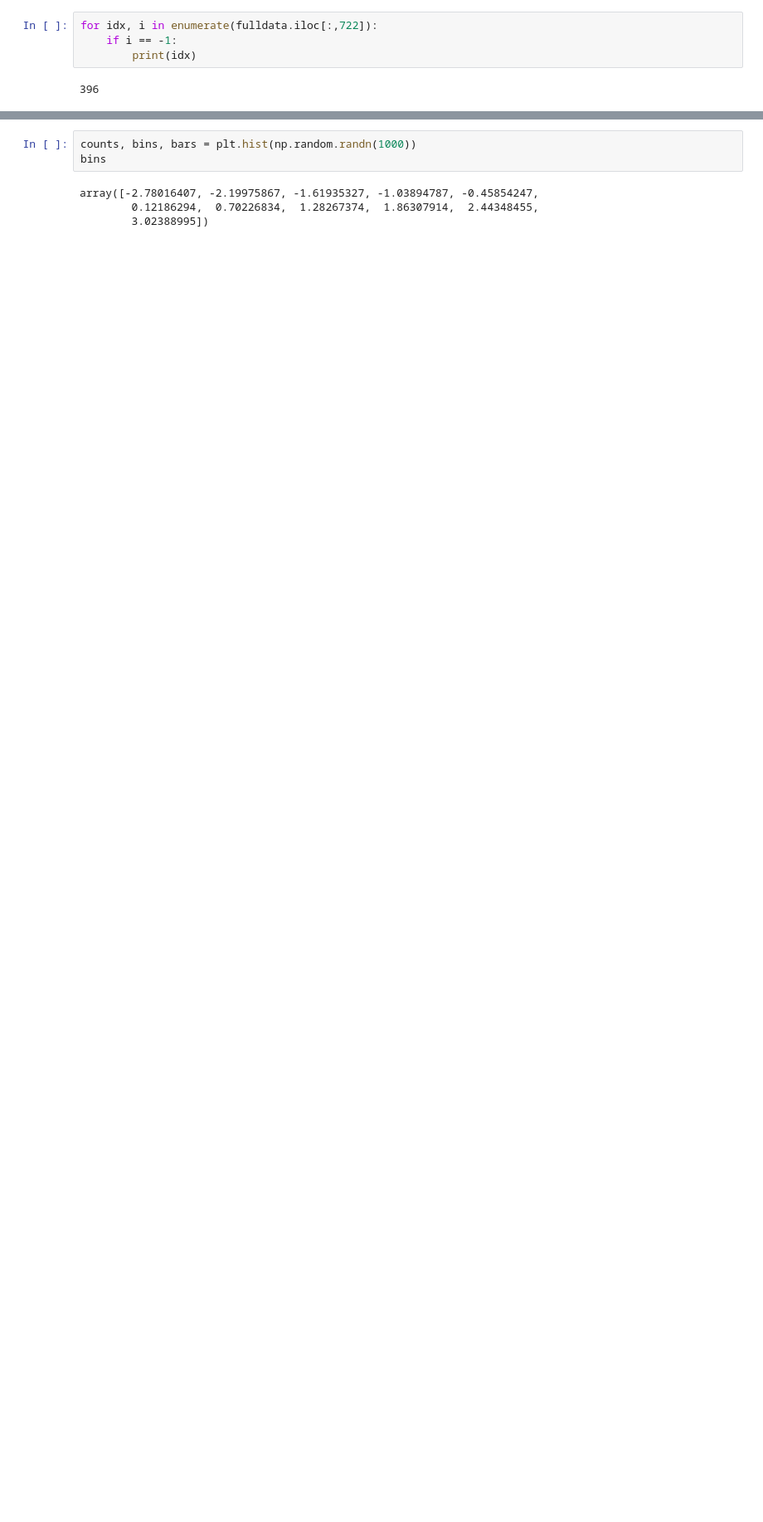
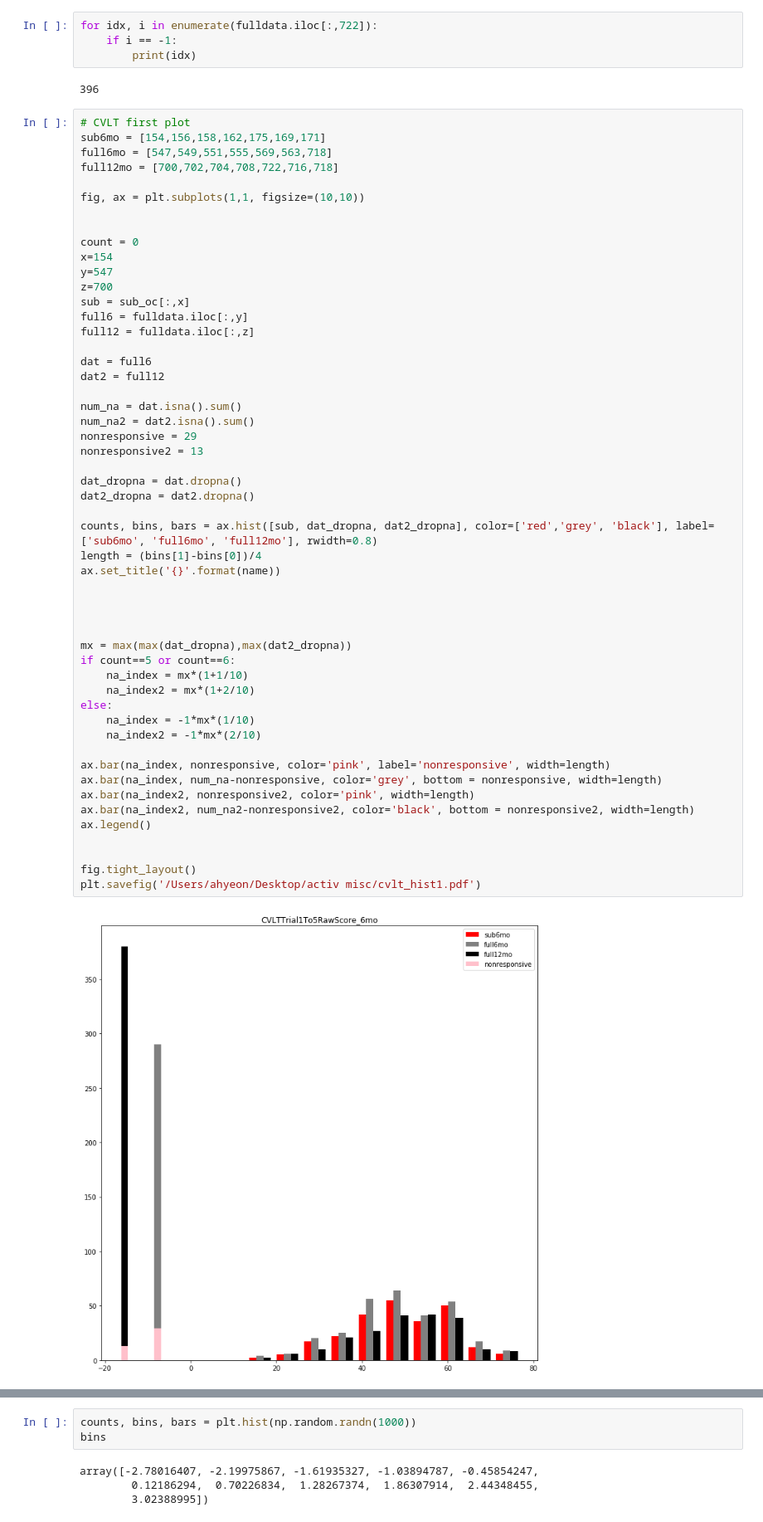
Before and after one commit to BouchardLab/ML_4_prec_prognosis, a Jupyter notebook: notebooks/cvlt_hist.ipynb, the cells around one changed output, grey strips where cells are left out. Shown at 83% size. Drawn from its saved outputs; the diff is of its cells as text; blank space fills up the shorter version.

Commit message:
fixing plots

```diff
--- a/notebooks/cvlt_hist.ipynb
+++ b/notebooks/cvlt_hist.ipynb
@@ -91,6 +91,60 @@ for idx, i in enumerate(fulldata.iloc[:,722]):
         print(idx)
 # %% [output]
 396
+# %%
+# CVLT first plot
+sub6mo = [154,156,158,162,175,169,171]
+full6mo = [547,549,551,555,569,563,718]
+full12mo = [700,702,704,708,722,716,718]
+
+fig, ax = plt.subplots(1,1, figsize=(10,10))
+
+
+count = 0
+x=154
+y=547
+z=700
+sub = sub_oc[:,x]
+full6 = fulldata.iloc[:,y]
+full12 = fulldata.iloc[:,z]
+
+dat = full6
+dat2 = full12
+
+num_na = dat.isna().sum()
+num_na2 = dat2.isna().sum()
+nonresponsive = 29
+nonresponsive2 = 13
+
+dat_dropna = dat.dropna()
+dat2_dropna = dat2.dropna()
+
+counts, bins, bars = ax.hist([sub, dat_dropna, dat2_dropna], color=['red','grey', 'black'], label=['sub6mo', 'full6mo', 'full12mo'], rwidth=0.8)
+length = (bins[1]-bins[0])/4
+ax.set_title('{}'.format(name))
+
+
+
+
+mx = max(max(dat_dropna),max(dat2_dropna))
+if count==5 or count==6:
+    na_index = mx*(1+1/10)
+    na_index2 = mx*(1+2/10)
+else:
+    na_index = -1*mx*(1/10)
+    na_index2 = -1*mx*(2/10)
+
+ax.bar(na_index, nonresponsive, color='pink', label='nonresponsive', width=length)
+ax.bar(na_index, num_na-nonresponsive, color='grey', bottom = nonresponsive, width=length)
+ax.bar(na_index2, nonresponsive2, color='pink', width=length)
+ax.bar(na_index2, num_na2-nonresponsive2, color='black', bottom = nonresponsive2, width=length)
+ax.legend()
+
+
+fig.tight_layout()
+plt.savefig('/Users/ahyeon/Desktop/activ misc/cvlt_hist1.pdf')
+# %% [output]
+[figure, added]
 # %%
 # CVLT summaries
 sub6mo = [154,156,158,162,175,169,171]
```
Also changed, not shown: 1 other file.
